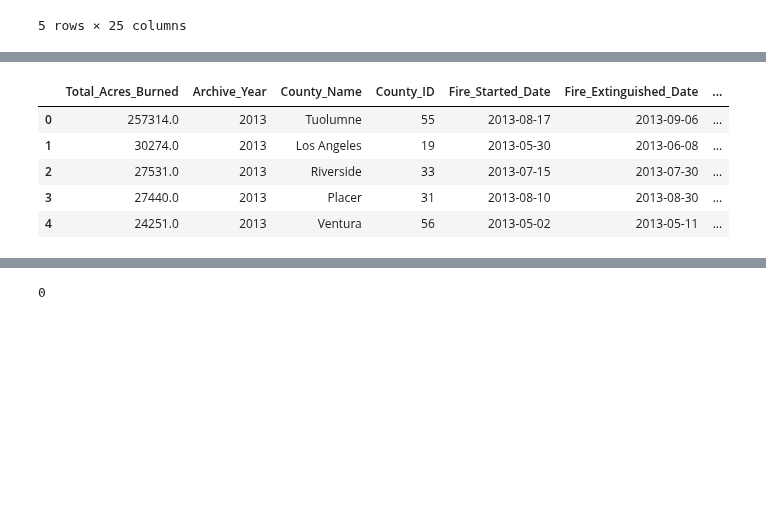
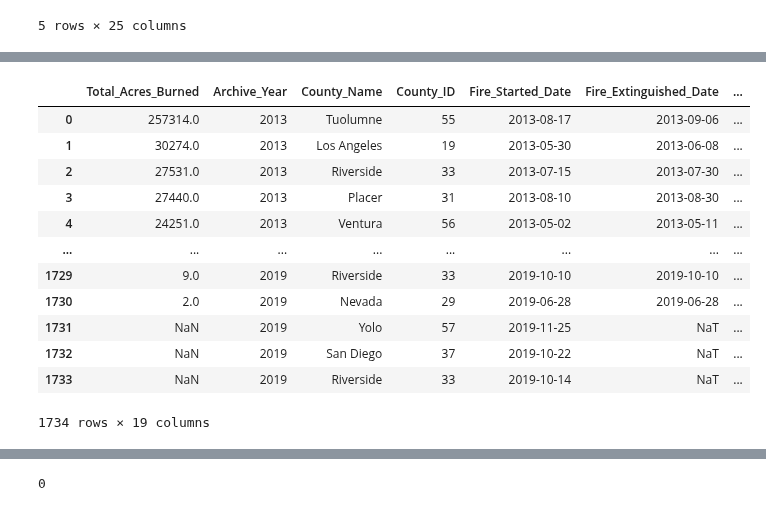
Before and after one commit to dhivyapadmanaban/California_Wildfires, a Jupyter notebook: Data_Processing/California_WildFire_Processing.ipynb, the cells around one changed output, grey strips where cells are left out. Saved outputs shown, nothing was run; the diff lists cells and outputs as text; code cells hidden in the pictures; blank space fills up the shorter version.

Commit message:
Adding updated data cleaning file , csv for latlng and ML file

```diff
--- a/Data_Processing/California_WildFire_Processing.ipynb
+++ b/Data_Processing/California_WildFire_Processing.ipynb
@@ -67,7 +67,7 @@ fire_incidents_df.head()
 | 4 | 24251.0 | 2013 | Ventura | 56 | 2013-05-02 | 2013-05-11 | 10.0 | 0.000000 | 0.000000 | ... |
 # %%
 # Read the California Fire Perimeters CSV file into Pandas DataFrame.
-fire_perimeters_df = pd.read_csv("../Resources/California_Fire_Perimeters.csv")
+fire_perimeters_df = pd.read_csv("Resources/California_Fire_Perimeters.csv")
 fire_perimeters_df.head()
 # %% [output]
 |  | OBJECTID | YEAR_ | STATE | AGENCY | UNIT_ID | FIRE_NAME | INC_NUM | ALARM_DATE | CONT_DATE | CAUSE | ... |
@@ -130,3 +141,6 @@ Index(['AcresBurned', 'ArchiveYear', 'Counties', 'CountyIds', 'Start_Date',
        'YEAR_', 'STATE', 'FIRE_NAME', 'CAUSE', 'SHAPE_Length', 'SHAPE_Area',
        'GIS_ACRES'],
       dtype='object')
+# %%
+#Replacing all nulls for the cause column with unidentified (14)
+california_fire["CAUSE"] = california_fire["CAUSE"].fillna(14.0)
@@ -133,3 +163,6 @@ Index(['AcresBurned', 'ArchiveYear', 'Counties', 'CountyIds', 'Start_Date',
+# %%
+#Changing the data type for cause column from float to integer
+california_fire["CAUSE"] = california_fire["CAUSE"].astype(int)
 # %%
 # Create a new DataFrame for the cause column.
 d= {'CAUSE': [1, 2, 3, 4, 5, 6, 7, 8, 9, 10, 11, 12, 13, 14, 15, 16, 17, 18, 19], 'Cause_Description': ['Lightning', 'Equipment Use', 'Smoking', 'Campfire', 'Debris', 'Railroad', 'Arson', 'Playing with fire', 'Miscellaneous', 'Vehicle', 'Powerline', 'Figherfighter Training', 'Non-Firefighter Training', 'Unidentified', 'Structure', 'Aircraft','Unidentified', 'Escaped Prescribed Burn', 'Illegal Alien Campfire']}
@@ -166,6 +199,3 @@ california_fire.head()
 | 3 | 27440.0 | 2013 | Placer | 31 | 2013-08-10 | 2013-08-30 | NaN | 39.120000 | -120.650000 | ... |
 | 4 | 24251.0 | 2013 | Ventura | 56 | 2013-05-02 | 2013-05-11 | 10.0 | 0.000000 | 0.000000 | ... |
 5 rows × 25 columns
-# %%
-california_fire.drop('CAUSE', axis=1, inplace=True)
-california_fire.head()
@@ -229,28 +255,35 @@ california_fire
 # %%
 # Rename columns.
 california_fire = california_fire.rename(columns={'Name':'Fire_Name',
                                                   'AcresBurned':'Total_Acres_Burned',
                                                   'ArchiveYear':'Archive_Year',
                                                   'Start_Date':'Fire_Started_Date',
                                                   'End_Date':'Fire_Extinguished_Date',
                                                   'PercentContained':'Percent_Contained',
                                                   'Counties':'County_Name',
                                                   'CountyIds':'County_ID',
                                                   'MajorIncident':'Major_Incident',
                                                   'StructuresDestroyed':'Structures_Destroyed',
                                                   'StructuresDamaged':'Structures_Damaged',
                                                   'StructuresEvacuated':'Structures_Evacuated',
                                                   'StructuresThreatened':'Structures_Threatened',
                                                   'STATE':'State',
                                                   })
-california_fire.head()
+california_fire
 # %% [output]
 |  | Total_Acres_Burned | Archive_Year | County_Name | County_ID | Fire_Started_Date | Fire_Extinguished_Date | ... |
 | 0 | 257314.0 | 2013 | Tuolumne | 55 | 2013-08-17 | 2013-09-06 | ... |
 | 1 | 30274.0 | 2013 | Los Angeles | 19 | 2013-05-30 | 2013-06-08 | ... |
 | 2 | 27531.0 | 2013 | Riverside | 33 | 2013-07-15 | 2013-07-30 | ... |
 | 3 | 27440.0 | 2013 | Placer | 31 | 2013-08-10 | 2013-08-30 | ... |
 | 4 | 24251.0 | 2013 | Ventura | 56 | 2013-05-02 | 2013-05-11 | ... |
+| ... | ... | ... | ... | ... | ... | ... | ... |
+| 1729 | 9.0 | 2019 | Riverside | 33 | 2019-10-10 | 2019-10-10 | ... |
+| 1730 | 2.0 | 2019 | Nevada | 29 | 2019-06-28 | 2019-06-28 | ... |
+| 1731 | NaN | 2019 | Yolo | 57 | 2019-11-25 | NaT | ... |
+| 1732 | NaN | 2019 | San Diego | 37 | 2019-10-22 | NaT | ... |
+| 1733 | NaN | 2019 | Riverside | 33 | 2019-10-14 | NaT | ... |
+1734 rows × 19 columns
 # %%
 california_fire.isnull().sum()
 # %% [output]
```
Also changed, not shown: parts of 38 cells of this notebook, 2 other files.
